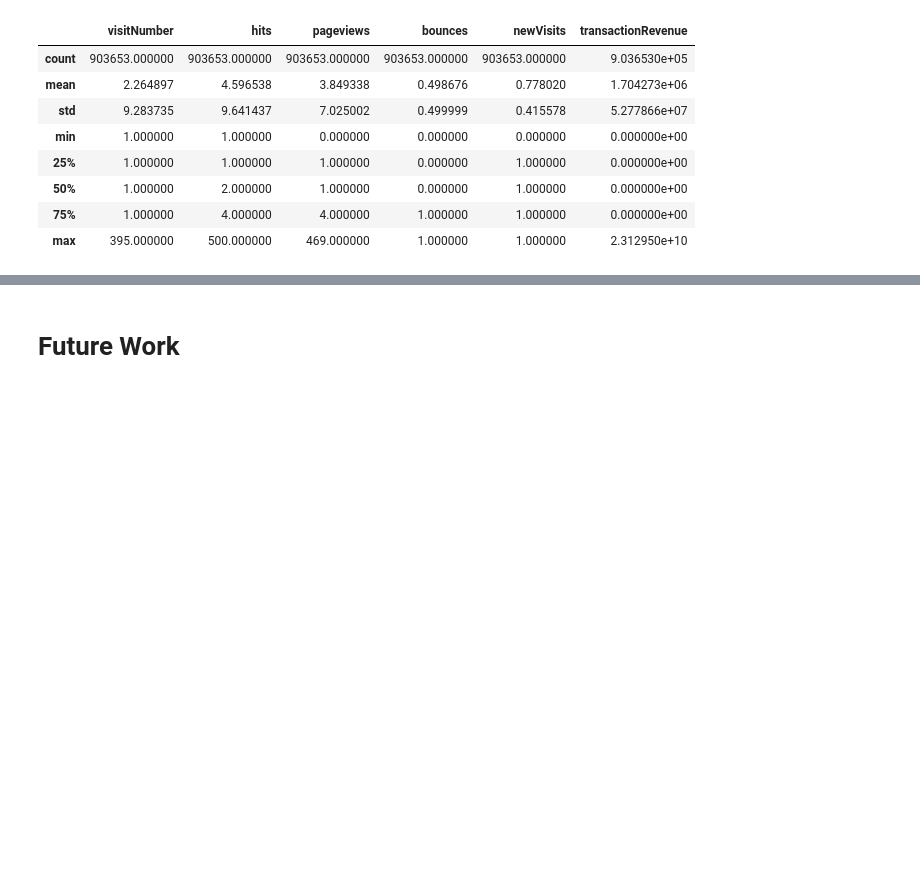
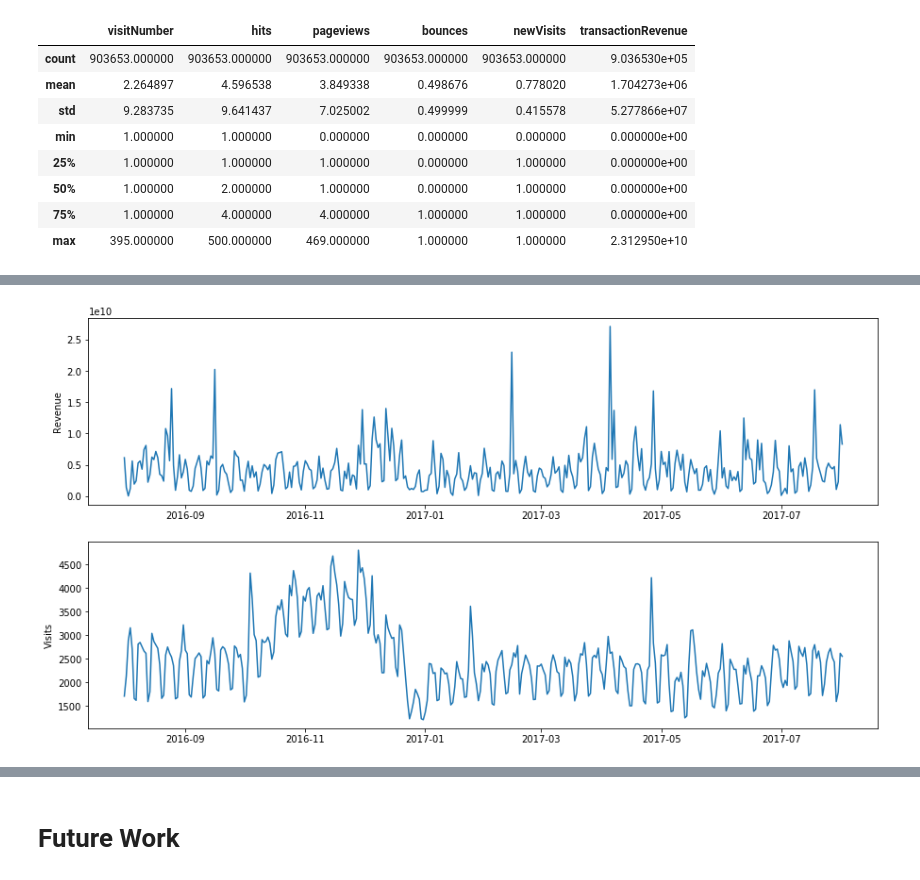
Before and after one commit to akelly66/Flatiron-School, a Jupyter notebook: Capstone-Project/CLV-attrition.ipynb, the cells around one changed output, grey strips where cells are left out. Saved outputs shown, nothing was run; the diff lists cells and outputs as text; code cells hidden in the pictures; blank space fills up the shorter version.

```diff
--- a/Capstone-Project/CLV-attrition.ipynb
+++ b/Capstone-Project/CLV-attrition.ipynb
@@ -311,0 +347,12 @@ dtype: object
+# %%
+plt.figure(figsize=(15,8))
+
+plt.subplot(2,1,1)
+plt.plot(time_df.index,time_df['transactionRevenue'])
+plt.ylabel('Revenue')
+
+plt.subplot(2,1,2)
+plt.plot(time_df.index,time_df['fullVisitorId'])
+plt.ylabel('Visits');
+# %% [output]
+[figure, added]
```
Also changed, not shown: parts of 31 cells of this notebook, 1 other file.
